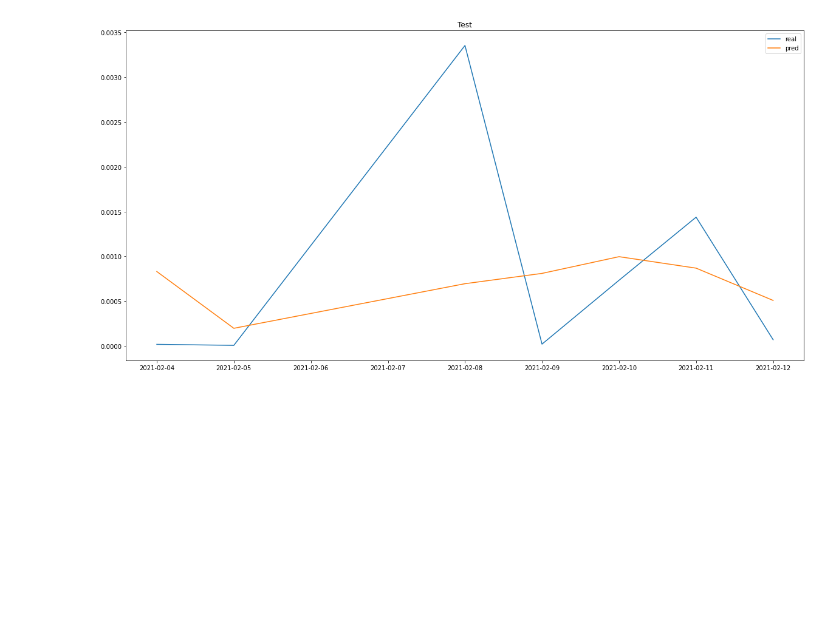
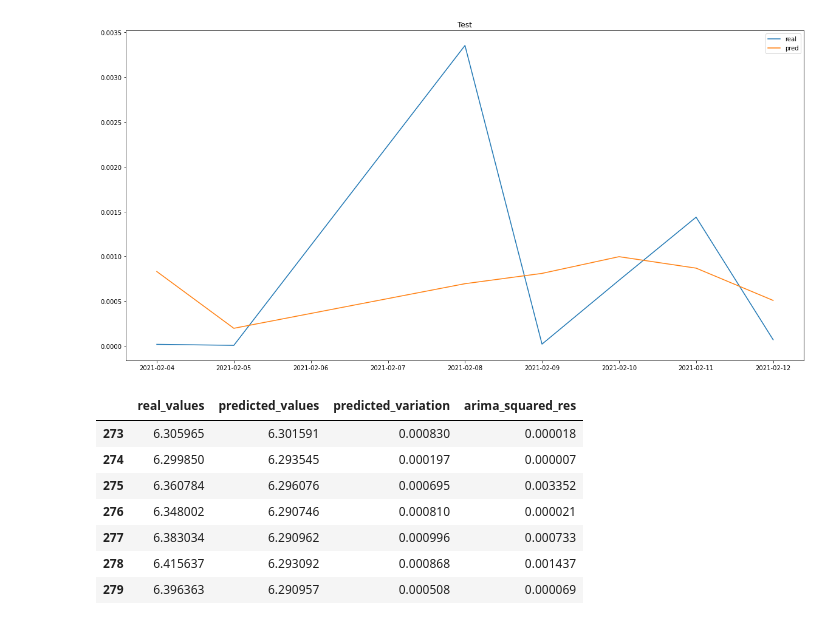
Before and after one commit to VSydorskyy/iasa_master_forecasting, a Jupyter notebook: practical_task/final_version.ipynb, the cells around one changed output. Drawn from its saved outputs; the diff is of its cells as text; code cells hidden in the pictures; blank space fills up the shorter version.

```diff
--- a/practical_task/final_version.ipynb
+++ b/practical_task/final_version.ipynb
@@ -1038,3 +868,10 @@ plt.legend()
 plt.show()
 # %% [output]
 [figure]
+# %%
+final_df = pd.DataFrame({
+    "real_values": test_part,
+    "predicted_values": test_pred_pred
+})
+
+final_df
@@ -1187,3 +1033,17 @@ plt.legend()
 plt.show()
 # %% [output]
 [figure]
+# %%
+final_df['predicted_variation'] = test_pred_pred
+final_df['arima_squared_res'] = test_part**2
+
+final_df
+# %% [output]
+|  | real_values | predicted_values | predicted_variation | arima_squared_res |
+| 273 | 6.305965 | 6.301591 | 0.000830 | 0.000018 |
+| 274 | 6.299850 | 6.293545 | 0.000197 | 0.000007 |
+| 275 | 6.360784 | 6.296076 | 0.000695 | 0.003352 |
+| 276 | 6.348002 | 6.290746 | 0.000810 | 0.000021 |
+| 277 | 6.383034 | 6.290962 | 0.000996 | 0.000733 |
+| 278 | 6.415637 | 6.293092 | 0.000868 | 0.001437 |
+| 279 | 6.396363 | 6.290957 | 0.000508 | 0.000069 |
```
Also changed, not shown: parts of 12 cells of this notebook.
